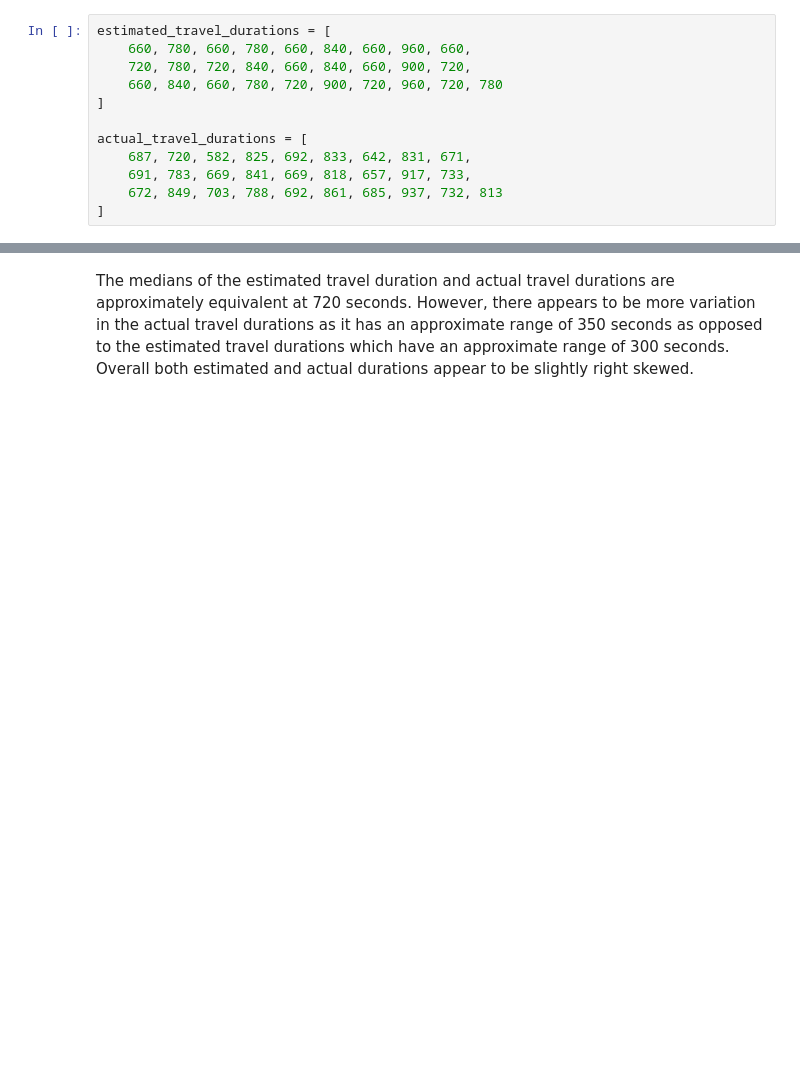
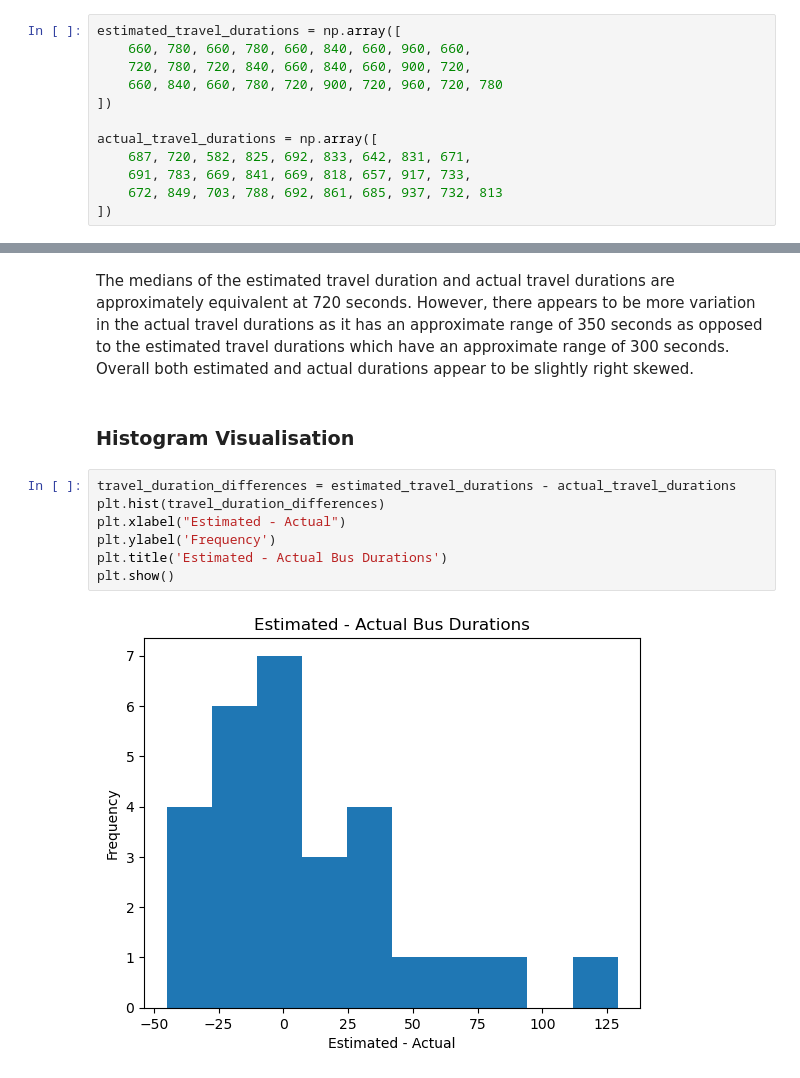
Before and after one commit to aaouy/paired_sample_analysis, a Jupyter notebook: main.ipynb, the cells around one changed output, grey strips where cells are left out. Cells and saved outputs as stored; diff of their text form; blank space fills up the shorter version.

```diff
--- a/main.ipynb
+++ b/main.ipynb
@@ -13,17 +14,17 @@ import matplotlib.pyplot as plt
 # %% [markdown]
 ### Loading Data
 # %%
-estimated_travel_durations = [
+estimated_travel_durations = np.array([
     660, 780, 660, 780, 660, 840, 660, 960, 660,
     720, 780, 720, 840, 660, 840, 660, 900, 720,
     660, 840, 660, 780, 720, 900, 720, 960, 720, 780
-]
+])
 
-actual_travel_durations = [
+actual_travel_durations = np.array([
     687, 720, 582, 825, 692, 833, 642, 831, 671,
     691, 783, 669, 841, 669, 818, 657, 917, 733,
     672, 849, 703, 788, 692, 861, 685, 937, 732, 813
-]
+])
 # %% [markdown]
 ### Boxplot Comparison
 # %%
@@ -35,3 +36,14 @@ plt.show()
 [figure]
 # %% [markdown]
 The medians of the estimated travel duration and actual travel durations are approximately equivalent at 720 seconds. However, there appears to be more variation in the actual travel durations as it has an approximate range of 350 seconds as opposed to the estimated travel durations which have an approximate range of 300 seconds. Overall both estimated and actual durations appear to be slightly right skewed.
+# %% [markdown]
+### Histogram Visualisation
+# %%
+travel_duration_differences = estimated_travel_durations - actual_travel_durations
+plt.hist(travel_duration_differences)
+plt.xlabel("Estimated - Actual")
+plt.ylabel('Frequency')
+plt.title('Estimated - Actual Bus Durations')
+plt.show()
+# %% [output]
+[figure, added]
```
Also changed, not shown: parts of 14 cells of this notebook.
